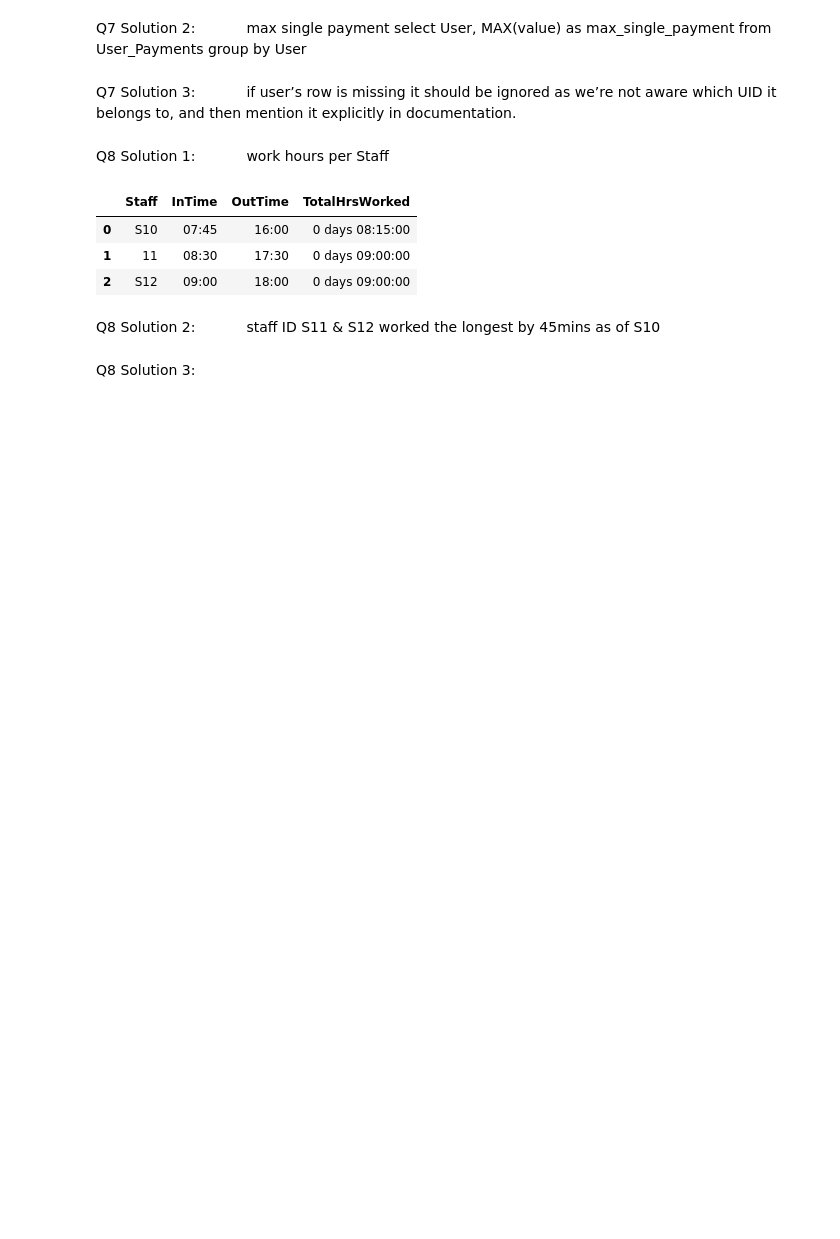
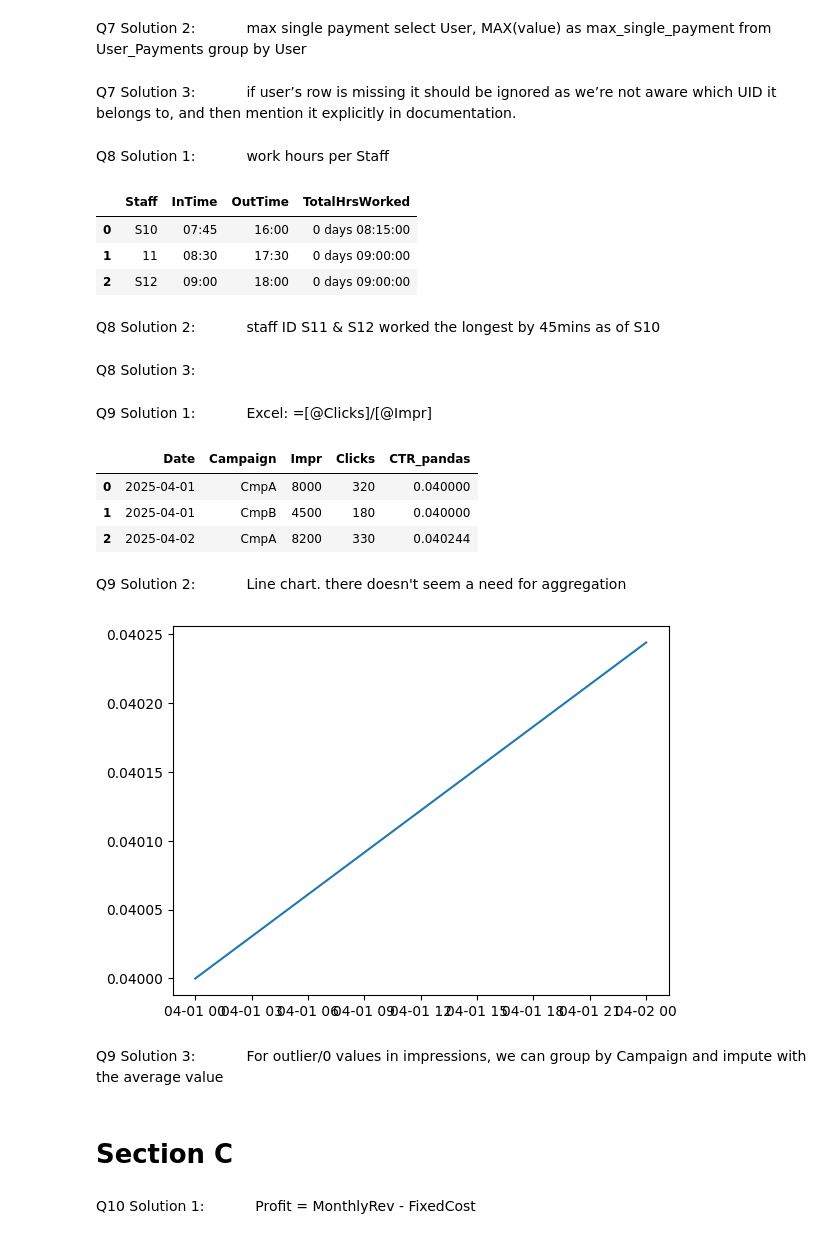
Before and after one commit to Vaishnavi-Gajinkar/Codingwise, a Jupyter notebook: Assesments/test2.ipynb, the cells around one changed output. Drawn from its saved outputs; the diff is of its cells as text; code cells hidden in the pictures; blank space fills up the shorter version.

Commit message:
test2

```diff
--- a/Assesments/test2.ipynb
+++ b/Assesments/test2.ipynb
@@ -168,3 +168,29 @@ df
 Q8 Solution 2: &emsp;&emsp;&emsp; staff ID S11 & S12 worked the longest by 45mins as of S10
 # %% [markdown]
 Q8 Solution 3: &emsp;&emsp;&emsp;
+# %% [markdown]
+Q9 Solution 1: &emsp;&emsp;&emsp; Excel: =[@Clicks]/[@Impr]
+# %%
+campreach_df = pd.read_excel(r"C:\Users\Lenovo\OneDrive\Documents\Tests\test.xlsx", sheet_name="T2Q9")          # installed dependency pip3 install openpyxl
+campreach_df.drop('CTR', axis=1, inplace=True)
+
+campreach_df['CTR_pandas'] = campreach_df['Clicks']/campreach_df['Impr']
+campreach_df
+# %% [output]
+|  | Date | Campaign | Impr | Clicks | CTR_pandas |
+| 0 | 2025-04-01 | CmpA | 8000 | 320 | 0.040000 |
+| 1 | 2025-04-01 | CmpB | 4500 | 180 | 0.040000 |
+| 2 | 2025-04-02 | CmpA | 8200 | 330 | 0.040244 |
+# %% [markdown]
+Q9 Solution 2: &emsp;&emsp;&emsp; Line chart. there doesn't seem a need for aggregation
+# %%
+import matplotlib.pyplot as plt
+ctr_vals = campreach_df['CTR_pandas'].to_numpy()                # extracted values from col of a dataframe into a var
+dt_vals = campreach_df['Date'].to_numpy()
+
+plt.plot(dt_vals, ctr_vals)
+plt.show()
+# %% [output]
+[figure, added]
+# %% [markdown]
+Q9 Solution 3: &emsp;&emsp;&emsp; For outlier/0 values in impressions, we can group by Campaign and impute with the average value
@@ -170,0 +199,4 @@ Q8 Solution 3: &emsp;&emsp;&emsp;
+# %% [markdown]
+# Section C
+# %% [markdown]
+Q10 Solution 1: &emsp;&emsp;&emsp; Profit = MonthlyRev - FixedCost
```
Also changed, not shown: parts of 6 cells of this notebook.
